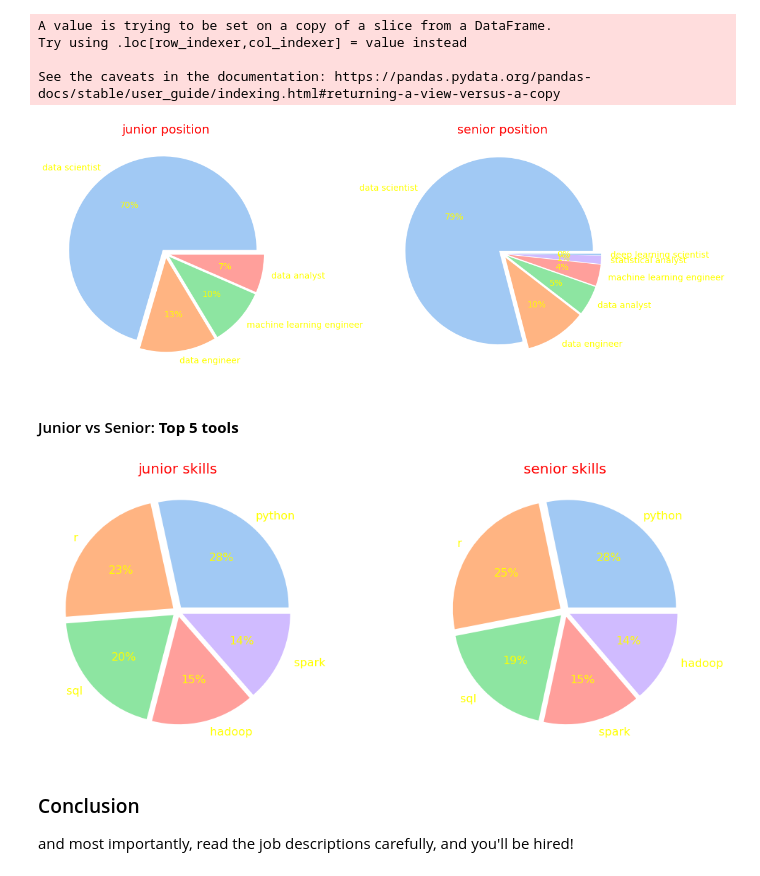
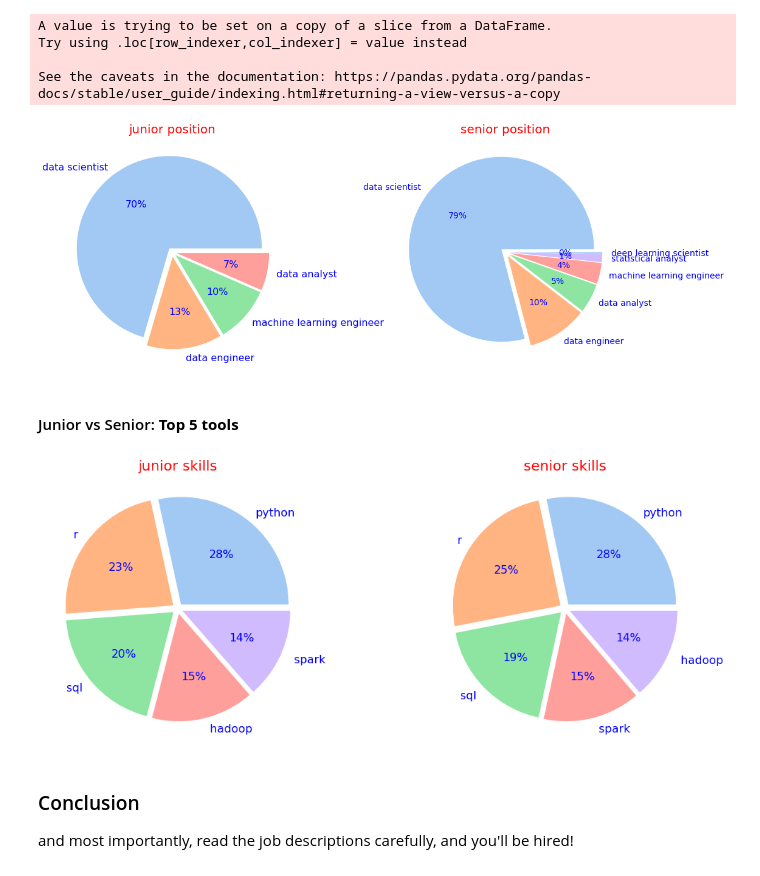
Before and after one commit to NirAharon1/Data-Analysis-Projects, a Jupyter notebook: Data Scientist Job Market in the U.S/DS job market.ipynb, the cells around one changed output. Cells and saved outputs as stored; diff of their text form; code cells hidden in the pictures.

Commit message:
change plot lable color

```diff
--- a/Data Scientist Job Market in the U.S/DS job market.ipynb
+++ b/Data Scientist Job Market in the U.S/DS job market.ipynb
@@ -356,20 +356,20 @@ senior_position = data_df.loc[data_df["experience"]=="senior","position_category
 # %%
 plt.figure(figsize=(18,7))
 plt.subplot(1,2,1)
 colors = sns.color_palette('pastel')[0:5] #define Seaborn color palette to use
 plt.pie(x= junior_position.values, labels = junior_position.index, colors = colors, #create pie chart
         autopct='%.0f%%',explode=len(junior_position.index)*[0.05],
-        textprops={'fontsize': 14,'color':"yellow"})
+        textprops={'fontsize': 16,'color':"blue"})
 plt.title("junior position",size=20,color="red")
 
 plt.subplot(1,2,2)
 plt.pie(x= senior_position.values, labels = senior_position.index, colors = colors, #create pie chart
         autopct='%.0f%%',explode=len(senior_position.index)*[0.05],
-       textprops={'fontsize': 14,'color':"yellow"})
+       textprops={'fontsize': 14,'color':"blue"})
 plt.title("senior position",size=20,color="red")
 plt.show()
 # %% [output]
-[figure, old version]
+[figure, new version]
 # %% [markdown]
 #### Junior vs Senior:  **Top 5 tools**
 # %%
@@ -401,18 +401,18 @@ plt.subplot(1,2,1)
 colors = sns.color_palette('pastel')[0:5] #define Seaborn color palette to use
 plt.pie(x= junior_tools_value, labels = junior_tools_index, colors = colors, #create pie chart
         autopct='%.0f%%',explode=5*[0.05],
-        textprops={'fontsize': 16,'color':"yellow"})
+        textprops={'fontsize': 16,'color':"blue"})
 plt.title("junior skills",size=20,color="red")
 
 plt.subplot(1,2,2)
 plt.pie(x= senior_tools_value, labels = senior_tools_index, colors = colors, #create pie chart
         autopct='%.0f%%',explode=(5)*[0.05],
-       textprops={'fontsize': 16,'color':"yellow"})
+       textprops={'fontsize': 16,'color':"blue"})
 plt.title("senior skills",size=20,color="red")
 # plt.subplots_adjust(0.01)
 plt.show()
 # %% [output]
-[figure, old version]
+[figure, new version]
 # %% [markdown]
 ### Conclusion
  and most importantly, read the job descriptions carefully, and you'll be hired!
```
Also changed, not shown: parts of 4 cells of this notebook, 1 other file.
